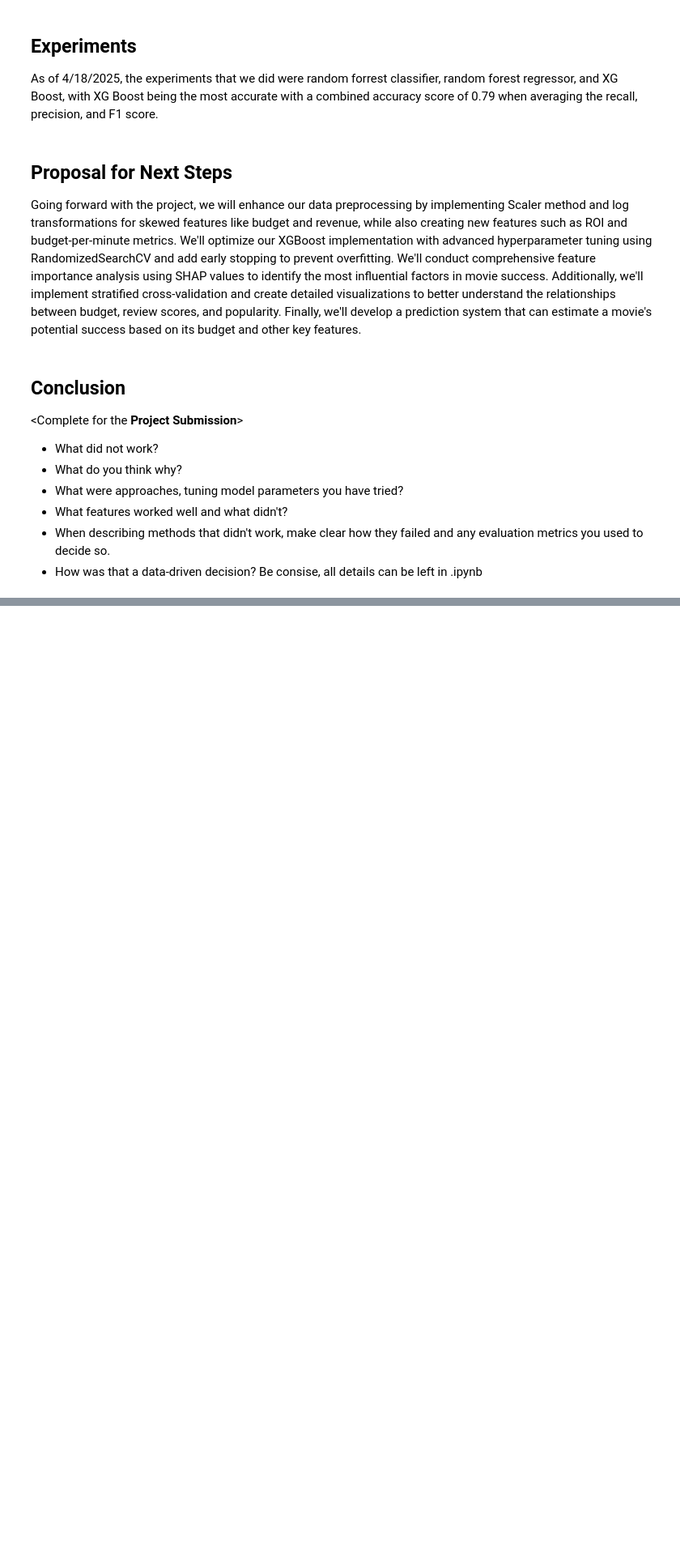
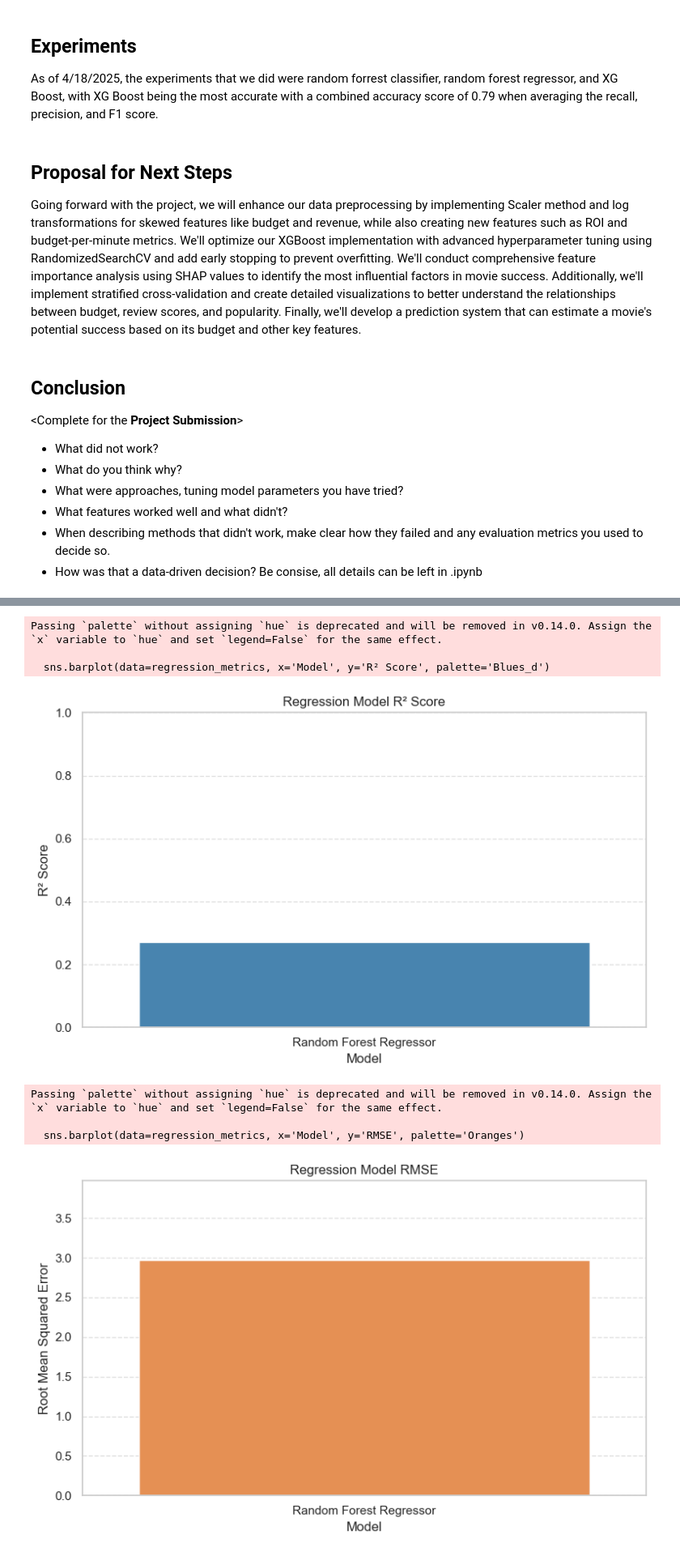
Before and after one commit to MaitlandHuffman/Machine-Learning-Project, a Jupyter notebook: Project.ipynb, the cells around one changed output, grey strips where cells are left out. Shown at 81% size. Drawn from its saved outputs; the diff is of its cells as text; code cells hidden in the pictures; blank space fills up the shorter version.

```diff
--- a/Project.ipynb
+++ b/Project.ipynb
@@ -343,0 +514,44 @@ Going forward with the project, we will enhance our data preprocessing by implem
+# %%
+import pandas as pd
+import matplotlib.pyplot as plt
+import seaborn as sns
+import numpy as np
+
+# Set plot style
+sns.set(style="whitegrid")
+
+# ==== Input Regression Metrics ====
+
+# You can add more models here later if needed
+regression_metrics = pd.DataFrame([
+    {'Model': 'Random Forest Regressor', 'R² Score': 0.27, 'RMSE': 2.97}
+])
+
+# ==== Plot 1: R² Score ====
+plt.figure(figsize=(8, 5))
+sns.barplot(data=regression_metrics, x='Model', y='R² Score', palette='Blues_d')
+plt.title('Regression Model R² Score')
+plt.ylim(0, 1)
+plt.ylabel('R² Score')
+plt.grid(True, axis='y', linestyle='--', alpha=0.6)
+plt.tight_layout()
+plt.show()
+
+# ==== Plot 2: RMSE ====
+plt.figure(figsize=(8, 5))
+sns.barplot(data=regression_metrics, x='Model', y='RMSE', palette='Oranges')
+plt.title('Regression Model RMSE')
+plt.ylabel('Root Mean Squared Error')
+plt.ylim(0, regression_metrics['RMSE'].max() + 1)
+plt.grid(True, axis='y', linestyle='--', alpha=0.6)
+plt.tight_layout()
+plt.show()
+# %% [output]
+Passing `palette` without assigning `hue` is deprecated and will be removed in v0.14.0. Assign the `x` variable to `hue` and set `legend=False` for the same effect.
+
+  sns.barplot(data=regression_metrics, x='Model', y='R² Score', palette='Blues_d')
+[figure, added]
+Passing `palette` without assigning `hue` is deprecated and will be removed in v0.14.0. Assign the `x` variable to `hue` and set `legend=False` for the same effect.
+
+  sns.barplot(data=regression_metrics, x='Model', y='RMSE', palette='Oranges')
+[figure, added]
```
Also changed, not shown: parts of 6 cells of this notebook, 4 other files.
